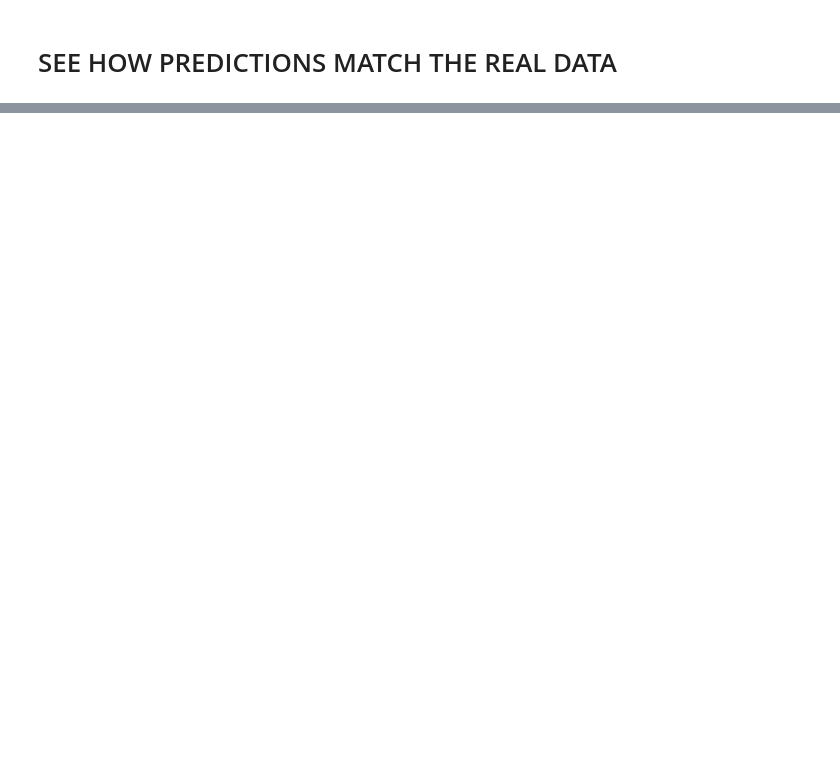
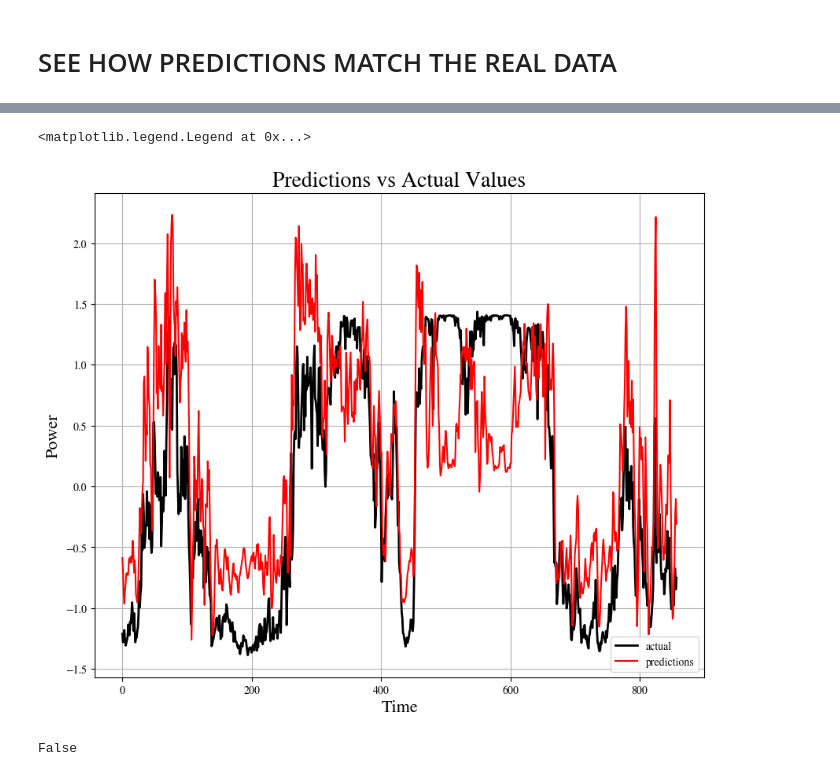
Before and after one commit to Brizzum/Final-project, a Jupyter notebook: project_siguiendo_video_tio_guapo.ipynb, the cells around one changed output, grey strips where cells are left out. Cells and saved outputs as stored; diff of their text form; code cells hidden in the pictures; blank space fills up the shorter version.

```diff
--- a/project_siguiendo_video_tio_guapo.ipynb
+++ b/project_siguiendo_video_tio_guapo.ipynb
@@ -270,4 +375,6 @@ test[np.isnan(test)] = pad_value
 # %%
+from sklearn.preprocessing import RobustScaler
+
 # packag for ignore warnings
 import warnings
 warnings.filterwarnings('ignore')
@@ -289,10 +396,15 @@ train['ActPow'] = power_transformer.transform(train[['ActPow']])
 
 test.loc[:, f_colums] = f_transformer.transform(test[f_colums].to_numpy())
 test['ActPow'] = power_transformer.transform(test[['ActPow']])
+
+validation.loc[:, f_colums] = f_transformer.transform(validation[f_colums].to_numpy())
+validation['ActPow'] = power_transformer.transform(validation[['ActPow']])
 # %%
-TIME_STEPS = 144 # Venga lets take a hole day
+# Okey now we can create the actual sequences
+TIME_STEPS = 6 # Venga lets take half a day
 
 # Now create the acrual training and test sequences
 
 X_train, y_train = create_sequences(train[['ActPow', 'ActPow_std']], train['ActPow'], time_steps=TIME_STEPS)
 X_test, y_test = create_sequences(test[['ActPow', 'ActPow_std']], test['ActPow'], time_steps=TIME_STEPS)
+X_val, y_val = create_sequences(validation[['ActPow', 'ActPow_std']], validation['ActPow'], time_steps=TIME_STEPS)
@@ -305,6 +415,10 @@ print(X_test.shape, y_test.shape)
 # %%
 pad_value = 999
 no_features = 2
+
+# for multiple model creation - clear  the previous DAG
+K.clear_session()
+
 
 model = Sequential()
 
@@ -312,12 +426,12 @@ model = Sequential()
 model.add(Masking(mask_value=pad_value, input_shape=(None, no_features)))
 
 # First LSTM layer with L2 regularization
-model.add(LSTM(50,
+model.add(LSTM(150,
                return_sequences=True,
                input_shape=(X_train.shape[1], X_train.shape[2]),
                kernel_initializer='random_uniform',
                bias_initializer='zeros',
-               kernel_regularizer=l2(0.01),  # L2 regularization
+            #    kernel_regularizer=l2(0.01),  # L2 regularization
                dtype='float32'))
 
 # Activation layer
@@ -325,9 +439,9 @@ model.add(Activation('relu'))
 
 
 # Second LSTM layer with L2 regularization
-model.add(LSTM(10,
+model.add(LSTM(20,
                activation='relu',
-               kernel_regularizer=l2(0.01),  # L2 regularization
+            #    kernel_regularizer=l2(0.01),  # L2 regularization
                dtype='float32'))
 
 
@@ -339,8 +453,8 @@ model.compile(loss='mean_squared_error', optimizer='adam')
 # %%
 history = model.fit(
                     X_train, y_train,
-                    epochs=30,
-                    batch_size=300,
-                    validation_split = 0.2,  # para validar el modelo sin utilizar los datos de train
+                    epochs=40,
+                    batch_size=40,
+                    validation_split = 0.1,  # para validar el modelo sin utilizar los datos de train
                     shuffle=False
                      )
@@ -352,14 +487,15 @@ plt.legend()
 # %%
 # see some predictions
-y_pred = model.predict(X_test)
+y_pred = model.predict(X_val)
 
-# Des normalize the data (ENRIQUEEEE HAZLOOOO TU)
+# des normalize the predictions
+y_pred_des = y_pred * validation_std['ActPow'] + validation_mean['ActPow']
 
 # plot the predictions
 plt.figure(figsize=(10,8))
 
-plt.plot(y_test, 'k', label='actual', linewidth=2)
-plt.plot(y_pred,'-r', label='predictions', linewidth=2)
+plt.plot(y_val, 'k', label='actual', linewidth=2)
+plt.plot(y_pred,'-r', label='predictions', linewidth=1.5)
 plt.grid(True)
 
 plt.title('Predictions vs Actual Values', fontsize=20)
@@ -367,3 +503,4 @@ plt.xlabel('Time', fontsize=16)
 plt.ylabel('Power', fontsize=16)
 
 plt.legend()
+# %% [output]
@@ -369,0 +508,7 @@ plt.legend()
+<matplotlib.legend.Legend at 0x...>
+[figure, added]
+# %%
+# see if there is any nan i Xtest
+np.isnan(X_val).any()
+# %% [output]
+False
```
Also changed, not shown: parts of 27 cells of this notebook, 5 other files.
